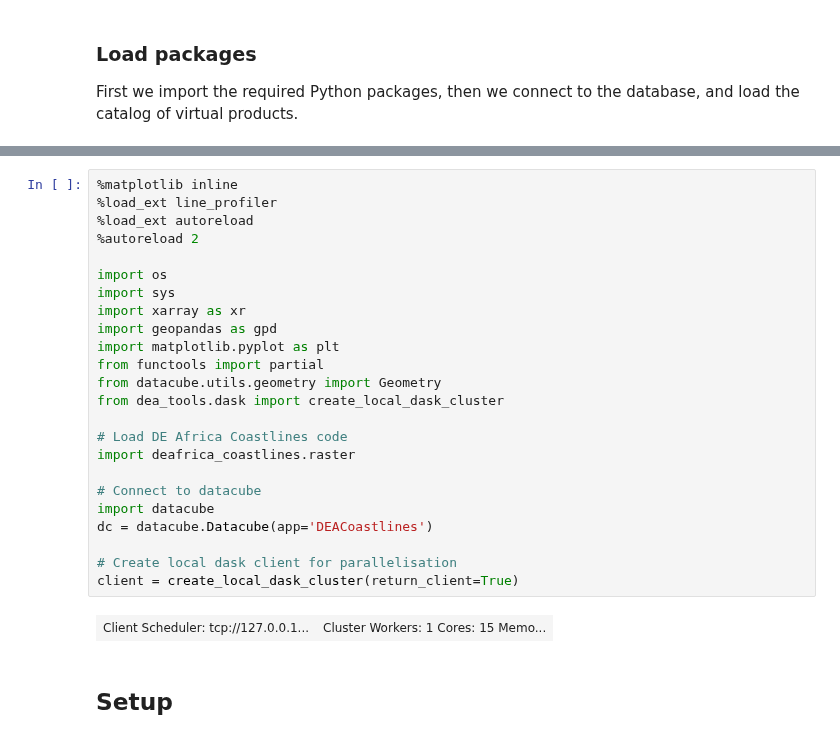
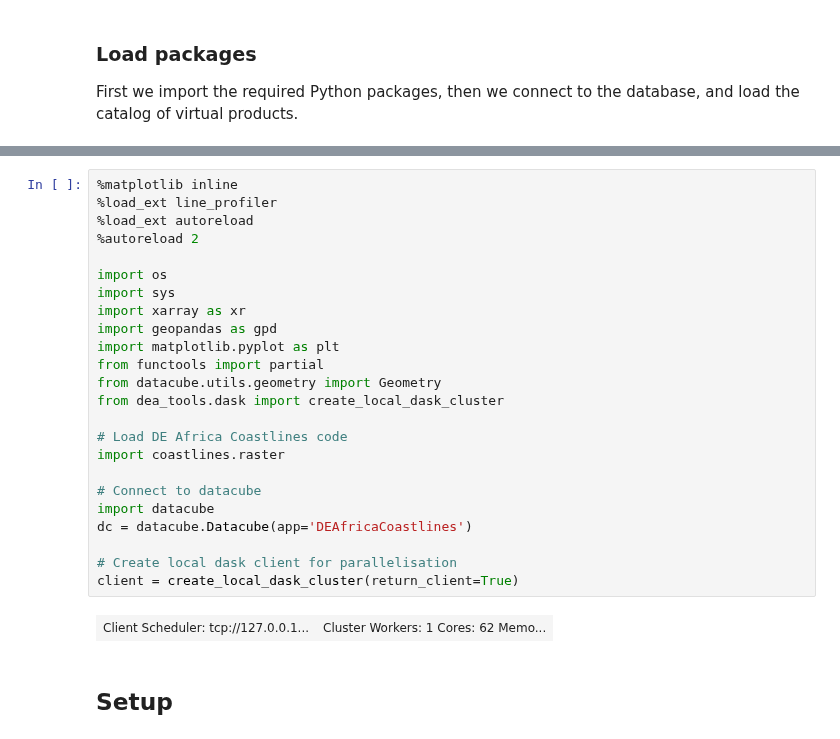
Before and after one commit to GeoscienceAustralia/dea-coastlines, a Jupyter notebook: notebooks/DEAfricaCoastlines_generation_raster.ipynb, the cells around one changed output, grey strips where cells are left out. Saved outputs shown, nothing was run; the diff lists cells and outputs as text.

```diff
--- a/notebooks/DEAfricaCoastlines_generation_raster.ipynb
+++ b/notebooks/DEAfricaCoastlines_generation_raster.ipynb
@@ -29,29 +33,29 @@ pip install -r requirements.txt --quiet
 # %%
 %matplotlib inline
 %load_ext line_profiler
 %load_ext autoreload
 %autoreload 2
 
 import os
 import sys
 import xarray as xr
 import geopandas as gpd
 import matplotlib.pyplot as plt
 from functools import partial
 from datacube.utils.geometry import Geometry
 from dea_tools.dask import create_local_dask_cluster
 
 # Load DE Africa Coastlines code
-import deafrica_coastlines.raster
+import coastlines.raster
 
 # Connect to datacube
 import datacube
-dc = datacube.Datacube(app='DEACoastlines')
+dc = datacube.Datacube(app='DEAfricaCoastlines')
 
 # Create local dask client for parallelisation
 client = create_local_dask_cluster(return_client=True)
 # %% [output]
-| Client Scheduler: tcp://127.0.0.1... | Cluster Workers: 1 Cores: 15 Memo... |
+| Client Scheduler: tcp://127.0.0.1... | Cluster Workers: 1 Cores: 62 Memo... |
 # %% [markdown]
 ## Setup
 # %% [markdown]
```
Also changed, not shown: parts of 9 cells of this notebook, 2 other files.
